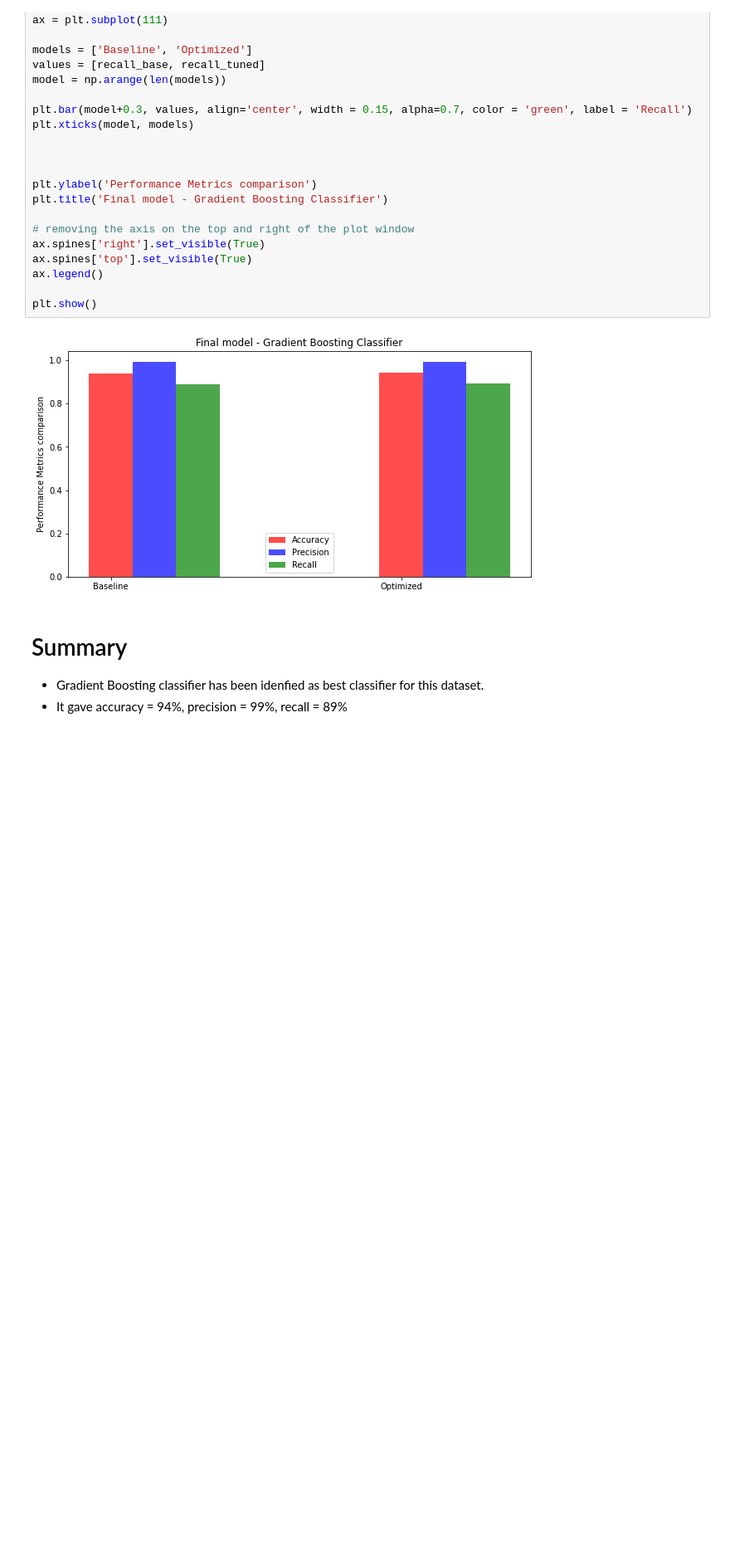
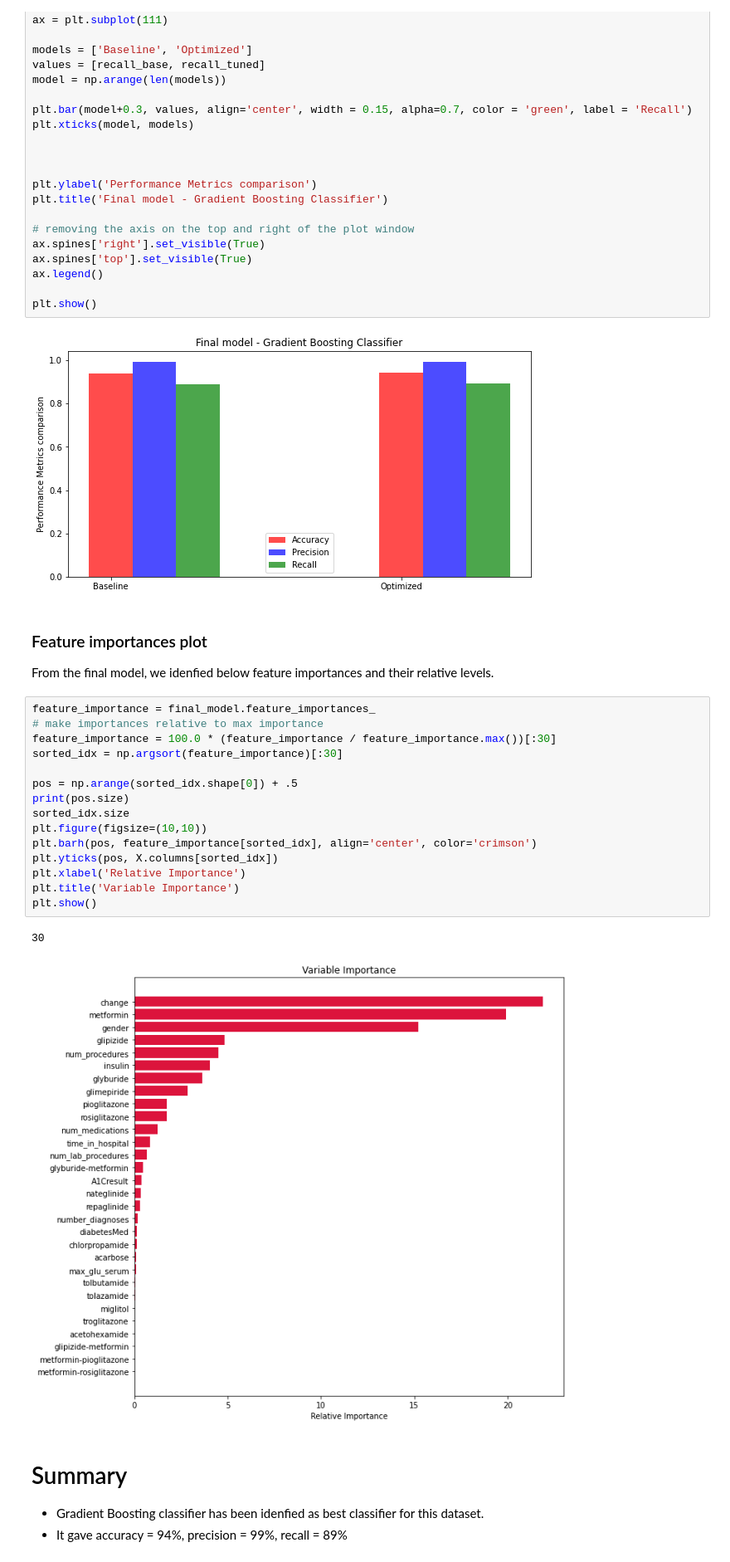
Before and after one commit to rayees-codes/Capstone-2---Rayees---Diabetes-Readmission-Prediction, a Jupyter notebook: Modeling - Capstone 2 - Rayees.ipynb, the cells around one changed output. Shown at 83% size. Drawn from its saved outputs; the diff is of its cells as text; blank space fills up the shorter version.

```diff
--- a/Modeling - Capstone 2 - Rayees.ipynb
+++ b/Modeling - Capstone 2 - Rayees.ipynb
@@ -679,6 +679,28 @@ ax.legend()
 plt.show()
 # %% [output]
 [figure]
+# %% [markdown]
+### Feature importances plot
+
+From the final model, we idenfied below feature importances and their relative levels.
+# %%
+feature_importance = final_model.feature_importances_
+# make importances relative to max importance
+feature_importance = 100.0 * (feature_importance / feature_importance.max())[:30]
+sorted_idx = np.argsort(feature_importance)[:30]
+
+pos = np.arange(sorted_idx.shape[0]) + .5
+print(pos.size)
+sorted_idx.size
+plt.figure(figsize=(10,10))
+plt.barh(pos, feature_importance[sorted_idx], align='center', color='crimson')
+plt.yticks(pos, X.columns[sorted_idx])
+plt.xlabel('Relative Importance')
+plt.title('Variable Importance')
+plt.show()
+# %% [output]
+30
+[figure, added]
 # %% [markdown]
 # Summary
 
```
Also changed, not shown: 5 other files.
